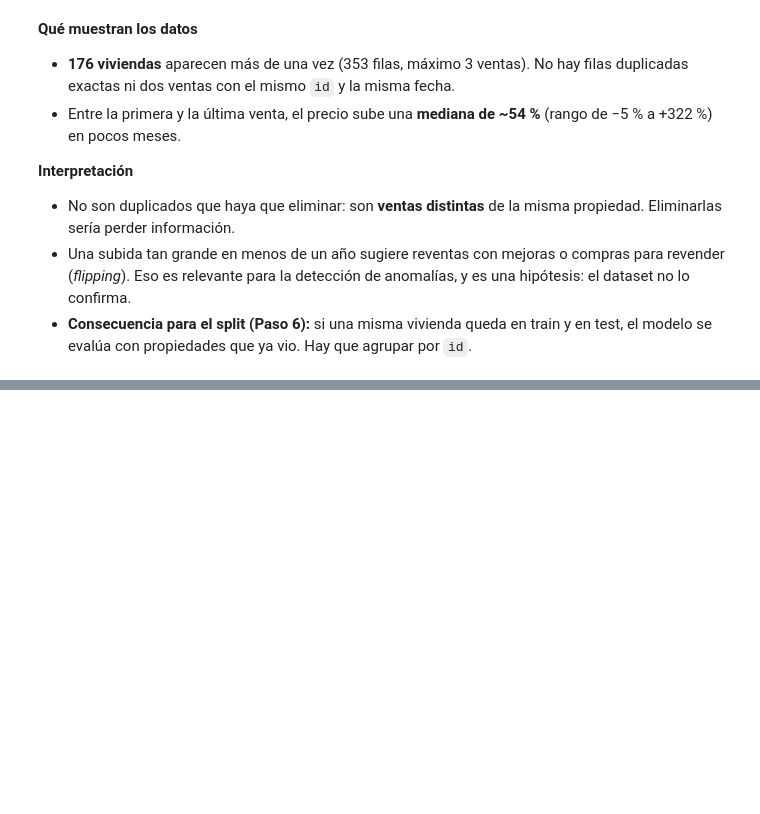
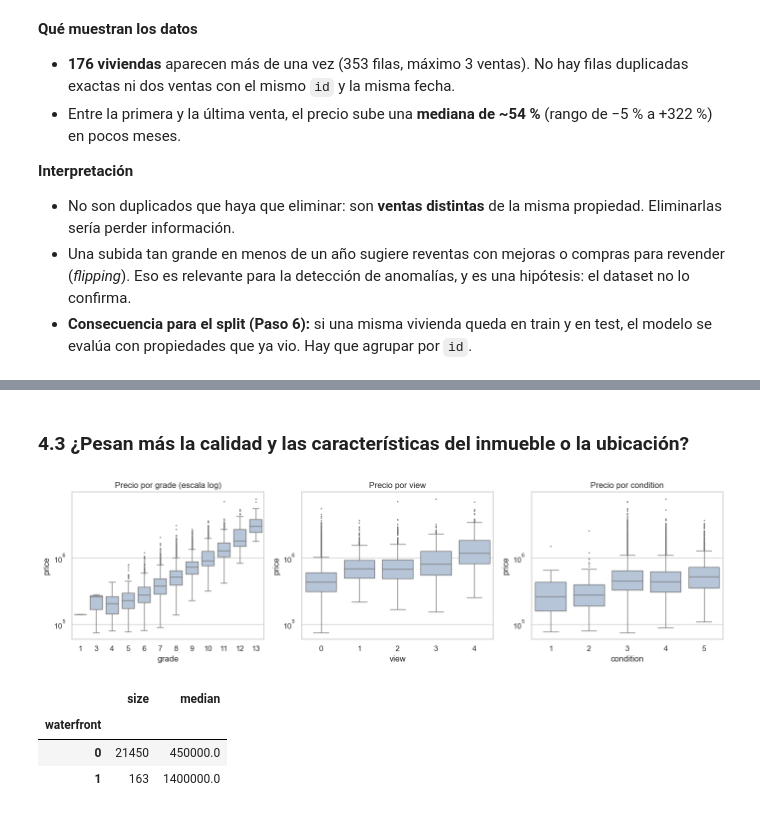
Before and after one commit to lvanCR/cc209-precios-inmobiliarios, a Jupyter notebook: notebooks/02_eda.ipynb, the cells around one changed output, grey strips where cells are left out. Drawn from its saved outputs; the diff is of its cells as text; code cells hidden in the pictures; blank space fills up the shorter version.

```diff
--- a/notebooks/02_eda.ipynb
+++ b/notebooks/02_eda.ipynb
@@ -155,0 +236,20 @@ cambio["variacion_%"].describe().round(1).to_frame("variación de precio entre v
+# %% [markdown]
+### 4.3 ¿Pesan más la calidad y las características del inmueble o la ubicación?
+# %%
+fig, axes = plt.subplots(1, 3, figsize=(14, 4))
+sns.boxplot(data=df, x="grade", y="price", ax=axes[0], color="lightsteelblue", fliersize=1)
+axes[0].set_yscale("log"); axes[0].set_title("Precio por grade (escala log)")
+sns.boxplot(data=df, x="view", y="price", ax=axes[1], color="lightsteelblue", fliersize=1)
+axes[1].set_yscale("log"); axes[1].set_title("Precio por view")
+sns.boxplot(data=df, x="condition", y="price", ax=axes[2], color="lightsteelblue", fliersize=1)
+axes[2].set_yscale("log"); axes[2].set_title("Precio por condition")
+plt.tight_layout()
+plt.show()
+
+df.groupby("waterfront")["price"].agg(["size", "median"])
+# %% [output]
+[figure, added]
+|  | size | median |
+| waterfront |  |  |
+| 0 | 21450 | 450000.0 |
+| 1 | 163 | 1400000.0 |
```
Also changed, not shown: parts of 25 cells of this notebook, 1 other file.
